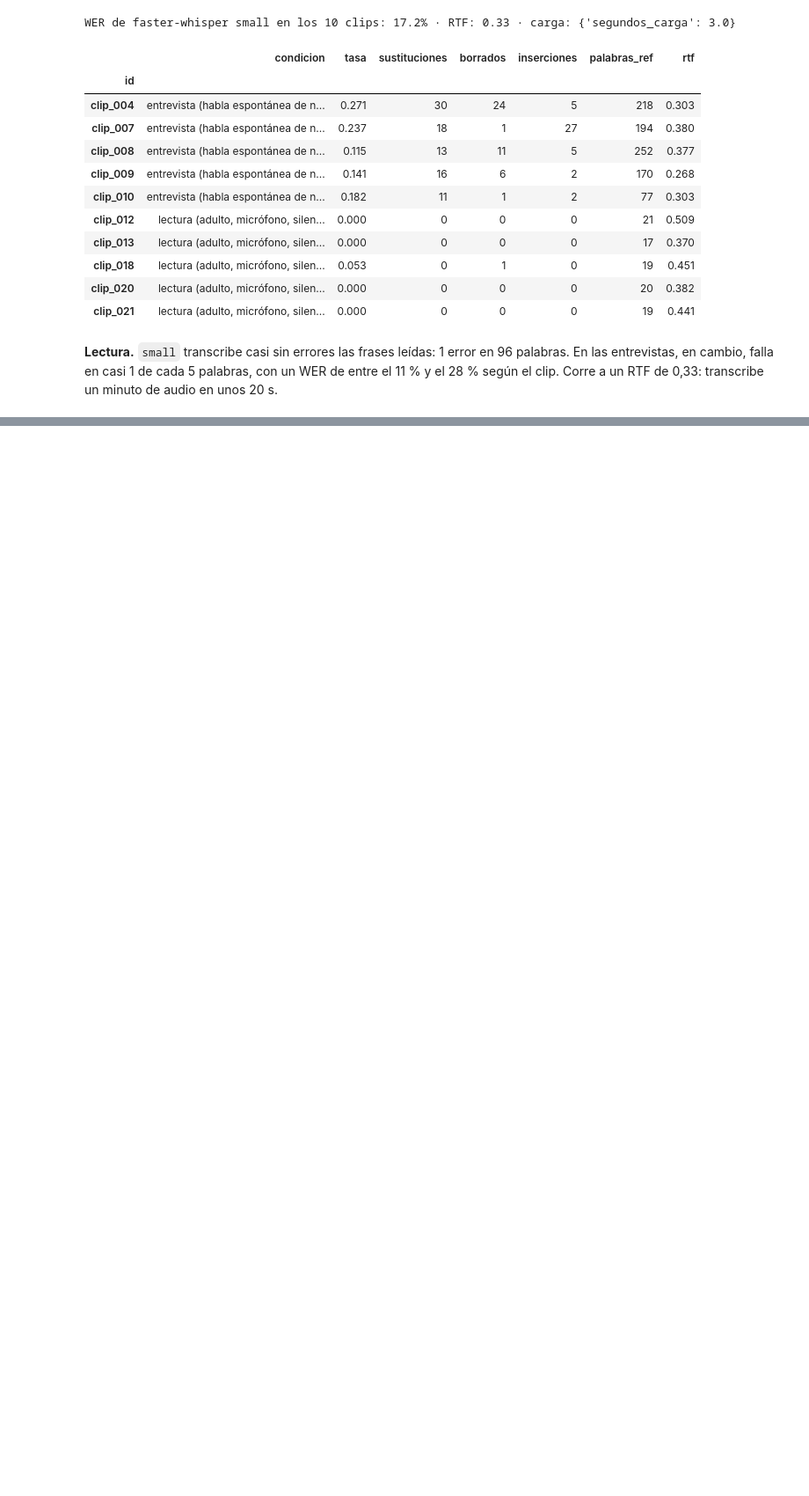
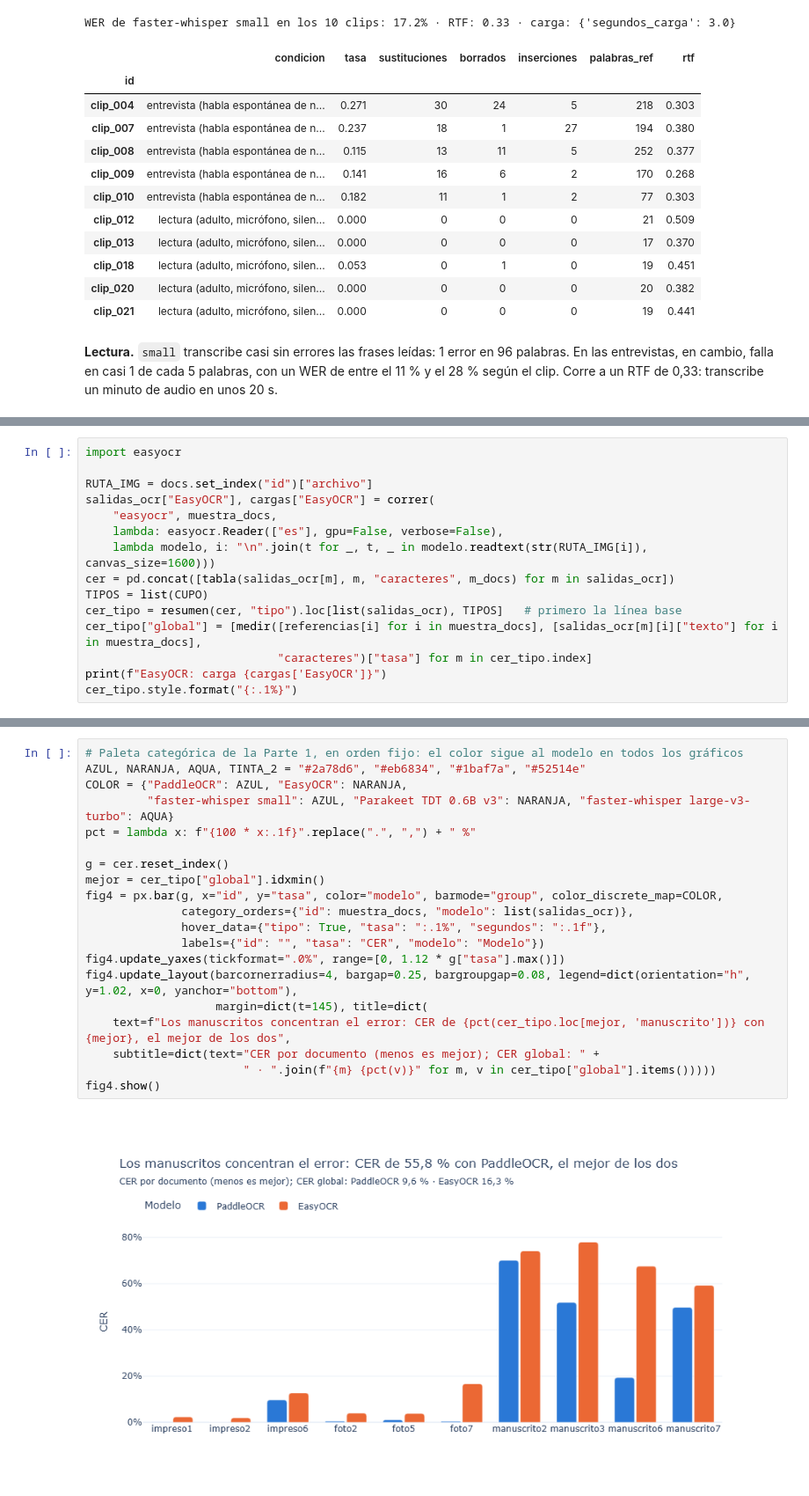
Before and after one commit to IvettexMamani/diplomado-python-2026, a Jupyter notebook: tarea_2/02_evaluacion.ipynb, the cells around one changed output, grey strips where cells are left out. Shown at 88% size. Saved outputs shown, nothing was run; the diff lists cells and outputs as text; blank space fills up the shorter version.

```diff
--- a/tarea_2/02_evaluacion.ipynb
+++ b/tarea_2/02_evaluacion.ipynb
@@ -443,0 +448,15 @@ WER de faster-whisper small en los 10 clips: 17.2% · RTF: 0.33 · carga: {'segu
+# %%
+import easyocr
+
+RUTA_IMG = docs.set_index("id")["archivo"]
+salidas_ocr["EasyOCR"], cargas["EasyOCR"] = correr(
+    "easyocr", muestra_docs,
+    lambda: easyocr.Reader(["es"], gpu=False, verbose=False),
+    lambda modelo, i: "\n".join(t for _, t, _ in modelo.readtext(str(RUTA_IMG[i]), canvas_size=1600)))
+cer = pd.concat([tabla(salidas_ocr[m], m, "caracteres", m_docs) for m in salidas_ocr])
+TIPOS = list(CUPO)
+cer_tipo = resumen(cer, "tipo").loc[list(salidas_ocr), TIPOS]   # primero la línea base
+cer_tipo["global"] = [medir([referencias[i] for i in muestra_docs], [salidas_ocr[m][i]["texto"] for i in muestra_docs],
+                            "caracteres")["tasa"] for m in cer_tipo.index]
+print(f"EasyOCR: carga {cargas['EasyOCR']}")
+cer_tipo.style.format("{:.1%}")
@@ -443,0 +469,22 @@ WER de faster-whisper small en los 10 clips: 17.2% · RTF: 0.33 · carga: {'segu
+# %%
+# Paleta categórica de la Parte 1, en orden fijo: el color sigue al modelo en todos los gráficos
+AZUL, NARANJA, AQUA, TINTA_2 = "#2a78d6", "#eb6834", "#1baf7a", "#52514e"
+COLOR = {"PaddleOCR": AZUL, "EasyOCR": NARANJA,
+         "faster-whisper small": AZUL, "Parakeet TDT 0.6B v3": NARANJA, "faster-whisper large-v3-turbo": AQUA}
+pct = lambda x: f"{100 * x:.1f}".replace(".", ",") + " %"
+
+g = cer.reset_index()
+mejor = cer_tipo["global"].idxmin()
+fig4 = px.bar(g, x="id", y="tasa", color="modelo", barmode="group", color_discrete_map=COLOR,
+              category_orders={"id": muestra_docs, "modelo": list(salidas_ocr)},
+              hover_data={"tipo": True, "tasa": ":.1%", "segundos": ":.1f"},
+              labels={"id": "", "tasa": "CER", "modelo": "Modelo"})
+fig4.update_yaxes(tickformat=".0%", range=[0, 1.12 * g["tasa"].max()])
+fig4.update_layout(barcornerradius=4, bargap=0.25, bargroupgap=0.08, legend=dict(orientation="h", y=1.02, x=0, yanchor="bottom"),
+                   margin=dict(t=145), title=dict(
+    text=f"Los manuscritos concentran el error: CER de {pct(cer_tipo.loc[mejor, 'manuscrito'])} con {mejor}, el mejor de los dos",
+    subtitle=dict(text="CER por documento (menos es mejor); CER global: " +
+                       " · ".join(f"{m} {pct(v)}" for m, v in cer_tipo["global"].items()))))
+fig4.show()
+# %% [output]
+[figure, added]
```
Also changed, not shown: parts of 2 cells of this notebook.
